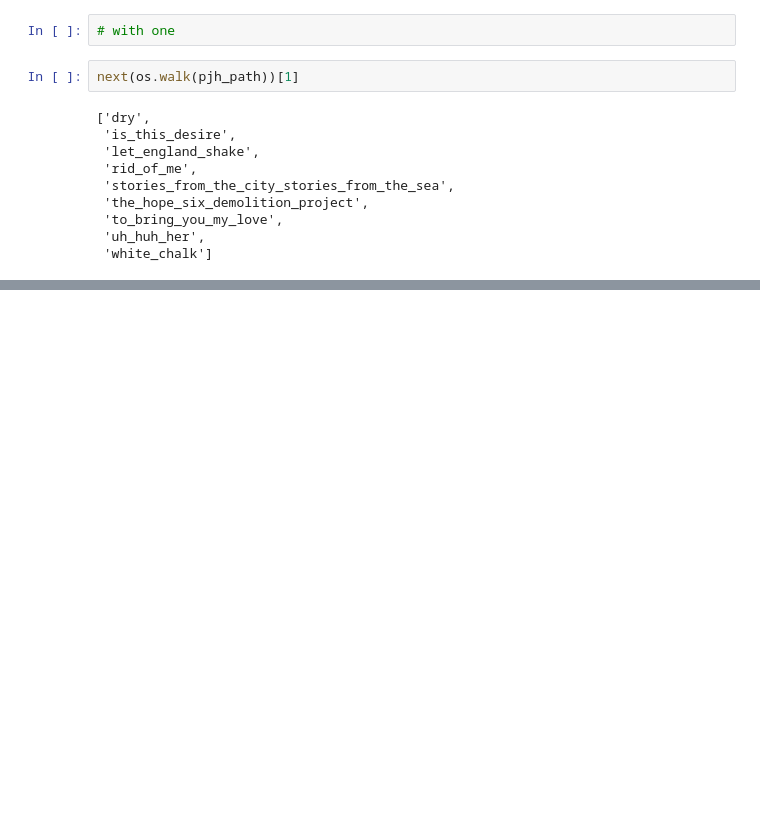
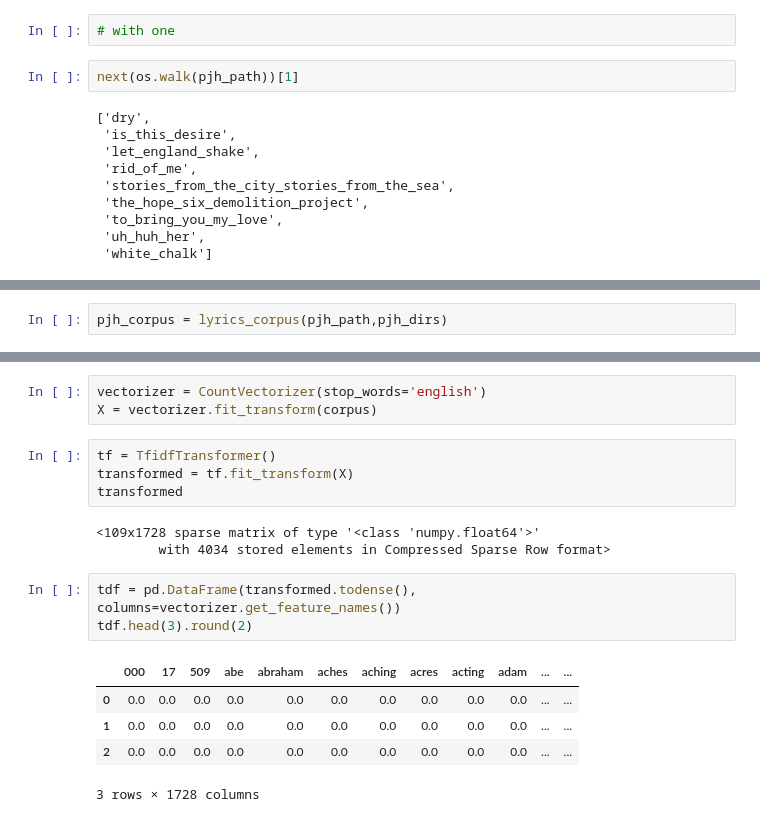
Before and after one commit to imferrer/text_classification, a Jupyter notebook: code/web_scraping_wordcloud.ipynb, the cells around one changed output, grey strips where cells are left out. Saved outputs shown, nothing was run; the diff lists cells and outputs as text; blank space fills up the shorter version.

```diff
--- a/code/text_classification.ipynb
+++ b/code/web_scraping_wordcloud.ipynb
@@ -987,0 +483,2 @@ random oversample
+# %%
+pjh_corpus = lyrics_corpus(pjh_path,pjh_dirs)
@@ -987,0 +517,19 @@ random oversample
+# %%
+vectorizer = CountVectorizer(stop_words='english')
+X = vectorizer.fit_transform(corpus)
+# %%
+tf = TfidfTransformer()
+transformed = tf.fit_transform(X)
+transformed
+# %% [output]
+<109x1728 sparse matrix of type '<class 'numpy.float64'>'
+        with 4034 stored elements in Compressed Sparse Row format>
+# %%
+tdf = pd.DataFrame(transformed.todense(), columns=vectorizer.get_feature_names())
+tdf.head(3).round(2)
+# %% [output]
+|  | 000 | 17 | 509 | abe | abraham | aches | aching | acres | acting | adam | ... | ... |
+| 0 | 0.0 | 0.0 | 0.0 | 0.0 | 0.0 | 0.0 | 0.0 | 0.0 | 0.0 | 0.0 | ... | ... |
+| 1 | 0.0 | 0.0 | 0.0 | 0.0 | 0.0 | 0.0 | 0.0 | 0.0 | 0.0 | 0.0 | ... | ... |
+| 2 | 0.0 | 0.0 | 0.0 | 0.0 | 0.0 | 0.0 | 0.0 | 0.0 | 0.0 | 0.0 | ... | ... |
+3 rows × 1728 columns
```
Also changed, not shown: parts of 100 cells of this notebook, 5 other files.
